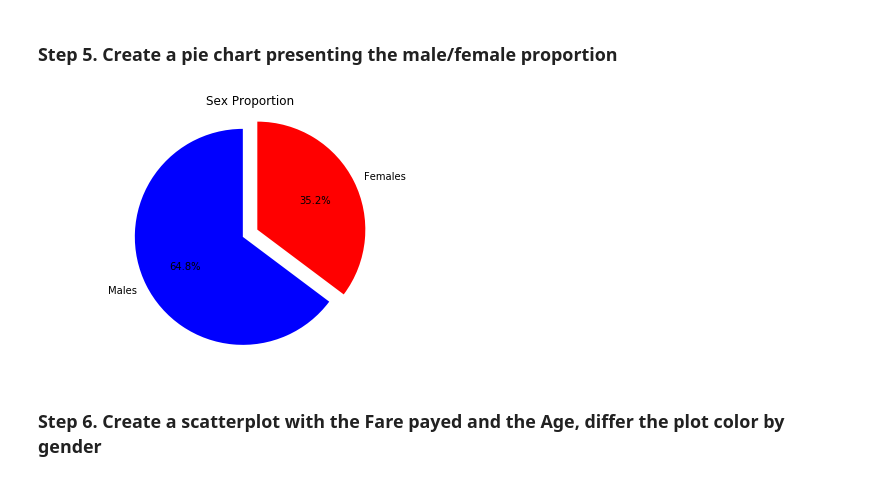
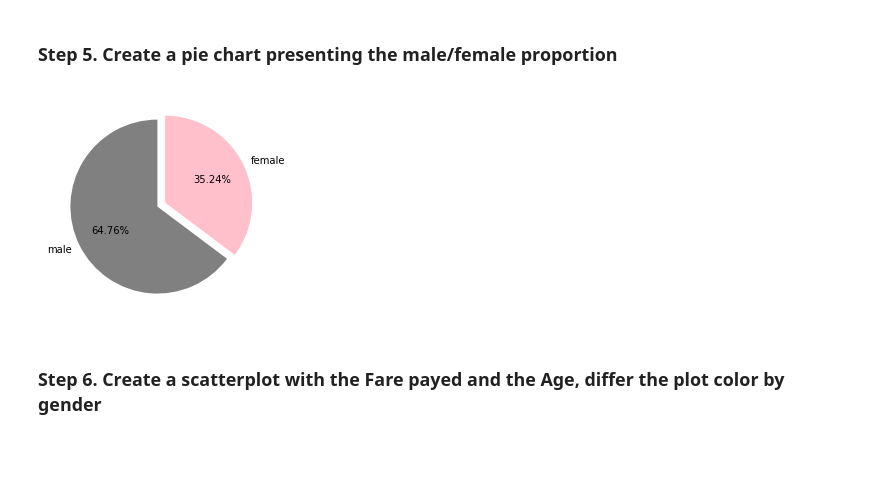
Before and after one commit to TingYang227/pandas_exercises, a Jupyter notebook: 07_Visualization/Titanic_Desaster/Exercises.ipynb, the cells around one changed output. Saved outputs shown, nothing was run; the diff lists cells and outputs as text; code cells hidden in the pictures; blank space fills up the shorter version.

```diff
--- a/07_Visualization/Titanic_Desaster/Exercises.ipynb
+++ b/07_Visualization/Titanic_Desaster/Exercises.ipynb
@@ -55,49 +55,34 @@ titanic.set_index('PassengerId')
 891 rows × 11 columns
 # %% [markdown]
 ### Step 5. Create a pie chart presenting the male/female proportion
-# %%
-# sum the instances of males and females
-males = (titanic['Sex'] == 'male').sum()
-females = (titanic['Sex'] == 'female').sum()
-
-# put them into a list called proportions
-proportions = [males, females]
-
-# Create a pie chart
-plt.pie(
-    # using proportions
-    proportions,
-
-    # with the labels being officer names
-    labels = ['Males', 'Females'],
-
-    # with no shadows
-    shadow = False,
-
-    # with colors
-    colors = ['blue','red'],
-
-    # with one slide exploded out
-    explode = (0.15 , 0),
-
-    # with the start angle at 90%
-    startangle = 90,
-
-    # with the percent listed as a fraction
-    autopct = '%1.1f%%'
-    )
-
-# View the plot drop above
-plt.axis('equal')
-
-# Set labels
-plt.title("Sex Proportion")
-
-# View the plot
-plt.tight_layout()
-plt.show()
-# %% [output]
-[figure, removed]
+# %%
+# 1. Prepare data
+# sum the instances of males and females
+males = (titanic['Sex'] == 'male').sum()
+females = (titanic['Sex'] == 'female').sum()
+
+# put them into a list called proportions
+proportions = [males, females]
+
+# 2. Create plot
+fig, ax = plt.subplots(subplot_kw=dict(aspect='equal'))
+
+
+# 3. Plot and customise plot
+labels = ['male', 'female']
+startangle = 90
+autopct = '%1.2f%%'
+explode = [0, 0.1]
+colors = ['grey', 'pink']
+
+ax.pie(proportions, labels=labels, explode=explode, startangle=startangle, autopct=autopct, colors=colors)
+
+# 4. Save plot
+
+# 5.Show plot
+plt.show()
+# %% [output]
+[figure, added]
 # %% [markdown]
 ### Step 6. Create a scatterplot with the Fare payed and the Age, differ the plot color by gender
 # %%
```
Also changed, not shown: 2 other files.
